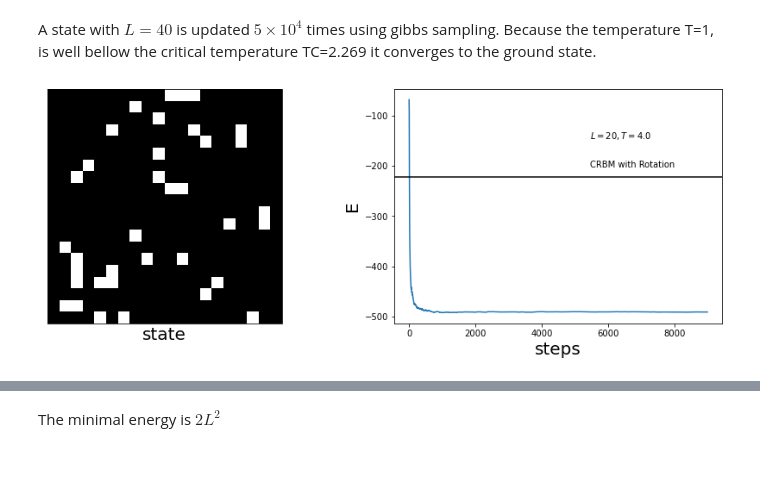
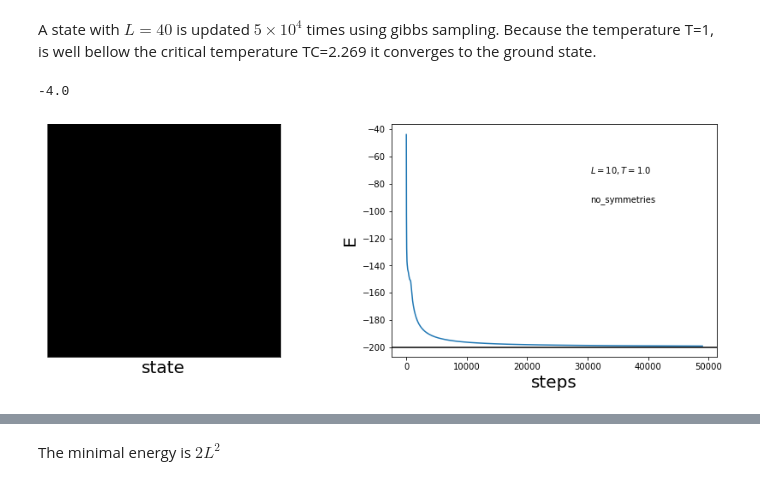
Before and after one commit to ecasiano/IsingConvolutionalRBM, a Jupyter notebook: Ising_CRBM_no_symmetries.ipynb, the cells around one changed output, grey strips where cells are left out. Cells and saved outputs as stored; diff of their text form; code cells hidden in the pictures.

Commit message:
moved crbm to here

```diff
--- a/Ising_CRBM_with_MC_data_reshaped.ipynb
+++ b/Ising_CRBM_no_symmetries.ipynb
@@ -561,23 +573,24 @@ epoch = 0
 l_train = 10 ** 9
 l_test = 10 ** 9
 
-while l_train > 10 ** -6:
+while l_train > 10 ** -4:
     # train
     l_train = 0
 
     for train_s, train_E in train_dataset:
-        l_train += crbm.train(train_s, train_E / temp) ### maybe do that here instead.
+        l_train += crbm.train(train_s, train_E / temp)
 
-    # Symmetrize 90 degree rotations
-    symmetrize_rotations(R90_groups)
+        # Symmetrize 90 degree rotations
+        # symmetrize_rotations(R90_groups)
+
+        # Symmetrize reflections
+        # ---- here ---- #
 
     l_train = l_train / N_TRAIN_BATCHES
 
     # plot results
     if epoch % 100 == 0:
         l_test = crbm.compute_loss(states_test, E_phys_test / temp)
-        # I THINK HERE WE SHOULD TRY COMPUTING E_phys_test from MC configs
-        # states_test we can try and let be the MC configs... or actually.... __^
 
         loss_train.append(l_train)
         loss_test.append(l_test)
@@ -634,6 +645,7 @@ A state with $L=40$ is updated $5\times10 ^4$ times using gibbs sampling.  Becau
 # %%
 # tf.random.uniform((1, L, L, 1))
 # %%
-L = 20
-states = tf.random.uniform((1, L, L, 1))
+L_sampling = 10
+states = tf.random.uniform((1, L_sampling, L_sampling, 1))
+states = binomial(states)
 # crbm.set_analytical_param(1 / temp)
@@ -642,10 +652,17 @@ modelType = 'crbm_with_rotation'
+# %%
+ising_energy(states)[0]
+# %% [output]
+-4.0
+# %%
+modelType = 'crbm_with_rotation_every_step'
+modelType = 'no_symmetries'
 # %%
 num_walks = 1
 files = []
 filenames = []
 for w in range(num_walks):
     # Open file for writing
-    filename = 'L_'+str(L)+'_T_'+str(T)+'_kernelSize_'+str(kernel_size)+'_rbm_walk_'+str(w)+'_'+modelType+'.dat'
+    filename = 'L_'+str(L_sampling)+'_T_'+str(T)+'_kernelSize_'+str(kernel_size)+'_rbm_walk_'+str(w)+'_'+modelType+'.dat'
     file = open(filename, "w")
     header = "#L=%d, T=%.2f \n# E     M \n"
     file.write(header)
@@ -659,39 +676,39 @@ M = 12345
 bin_size = 1
 # %%
 %%time
-epochs = 10 * 10 ** 4
+epochs = 5 * 10 ** 4
 Es = []
-E_exact = ising_analysis.e_exact_func(T)*L**2
+E_exact = ising_analysis.e_exact_func(T)*L_sampling**2
 for i in range(epochs):
     states = crbm.gibbs(states)
     E = ising_energy(states)[0]
     Es.append(E)
     running_mean_Es = np.cumsum(Es) / np.arange(1,len(Es)+1)
 
     # Write energy to disk
     for w in range(num_walks):
         files[w].write('%.2f %.2f \n'%(E/bin_size,M/bin_size))
 
     if i % 1000 == 0:
         display.clear_output(wait=True)
         fig, axes = plt.subplots(nrows=1, ncols=2, figsize=(15, 5))
 
         axes[0].imshow(states.numpy()[0, :, :, 0], vmin=0, vmax=1, cmap="gray")
         axes[0].set_xticks([])
         axes[0].set_yticks([])
         axes[0].set_xlabel('state', fontsize=20)
 
 
         # axes[1].plot(Es,color='tab:blue')
         axes[1].plot(running_mean_Es,color='tab:blue')
         # axes[1].plot([0, len(Es)], [-2 * L ** 2, -2 * L ** 2],color='tab:orange')
         axes[1].axhline(E_exact,color='black')
         axes[1].set_xlabel(f'steps', fontsize=20)
         axes[1].set_ylabel(f'E', fontsize=20)
-        axes[1].annotate(r'$L='+str(L)+',T='+str(T)+'$',xy=(0.80,0.80),xycoords='figure fraction')
-        axes[1].annotate('CRBM with Rotation',xy=(0.80,0.70),xycoords='figure fraction')
+        axes[1].annotate(r'$L='+str(L_sampling)+',T='+str(T)+'$',xy=(0.80,0.80),xycoords='figure fraction')
+        axes[1].annotate(modelType,xy=(0.80,0.70),xycoords='figure fraction')
         display.clear_output(wait=True)
-        plt.savefig('L_'+str(L)+'_T_'+str(T)+'_kernelSize_'+str(kernel_size)+'_'+modelType+'.png',dpi=300)
+        plt.savefig('L_'+str(L_sampling)+'_T_'+str(T)+'_kernelSize_'+str(kernel_size)+'_'+modelType+'.png',dpi=300)
         plt.show()
 # %% [output]
-[figure, old version]
+[figure, new version]
```
Also changed, not shown: parts of 22 cells of this notebook, 18 other files.
